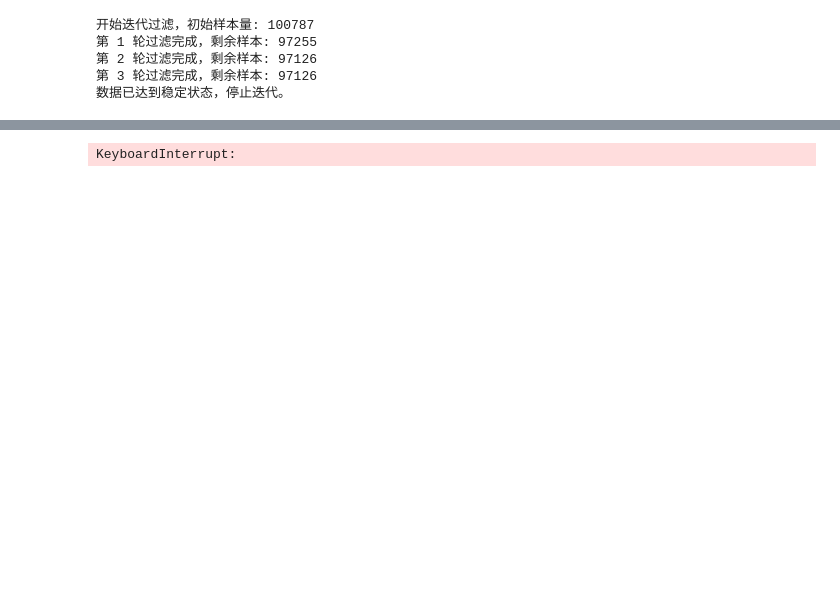
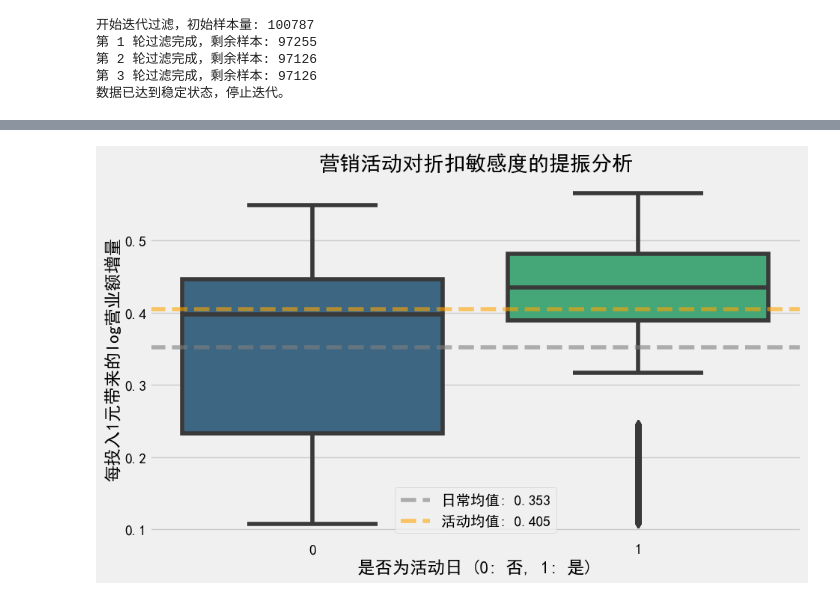
Before and after one commit to hilinglingbao/meituan, a Jupyter notebook: meituan.ipynb, the cells around one changed output, grey strips where cells are left out. Saved outputs shown, nothing was run; the diff lists cells and outputs as text; code cells hidden in the pictures; blank space fills up the shorter version.

```diff
--- a/meituan.ipynb
+++ b/meituan.ipynb
@@ -205,15 +354,0 @@ r_learner = BaseRRegressor(
-# %%
-# --- Step 3: 时序交叉验证训练 ---
-tscv = TimeSeriesSplit(n_splits=3)
-effects = []
-
-for train_idx, test_idx in tscv.split(X_all):
-    # 训练模型：注意 R-Learner 会执行“双重残差化”
-    r_learner.fit(X=X_all[train_idx], treatment=T[train_idx], y=Y[train_idx])
-
-    # 预测测试集的处理效应 (CATE)
-    # 这代表：在当前环境下，额外投入 1 元优惠预期能带来的销量增长率
-    test_effect = r_learner.predict(X_all[test_idx])
-    effects.append(test_effect)
-# %% [output]
-KeyboardInterrupt:
@@ -227,0 +355,37 @@ print(summary)
+# %%
+import matplotlib.pyplot as plt
+import seaborn as sns
+import pandas as pd
+import numpy as np
+
+# 解决中文显示问题（针对 Windows 系统，如果是 Mac 请改为 'Arial Unicode MS'）
+plt.rcParams['font.sans-serif'] = ['SimHei']
+plt.rcParams['axes.unicode_minus'] = False
+
+# 确保训练循环后的数据合并逻辑正确
+# 假设之前的循环中使用了 results_list.append(temp_res)
+final_results = pd.concat(results_list).reset_index(drop=True)
+
+# EconML 的 const_marginal_effect 返回通常是 [[eff1], [eff2]...]
+# 我们需要将其转换为一维列，方便后续绘图
+if isinstance(final_results['marginal_effect'].iloc[0], (np.ndarray, list)):
+    final_results['marginal_effect'] = final_results['marginal_effect'].apply(lambda x: x[0])
+# %%
+def plot_activity_analysis(df):
+    plt.figure(figsize=(10, 6))
+    sns.boxplot(data=df, x='is_activity_day', y='marginal_effect', palette='viridis')
+
+    # 添加均值线
+    means = df.groupby('is_activity_day')['marginal_effect'].mean()
+    plt.axhline(y=means[0], color='gray', linestyle='--', alpha=0.6, label=f'日常均值: {means[0]:.3f}')
+    plt.axhline(y=means[1], color='orange', linestyle='--', alpha=0.6, label=f'活动均值: {means[1]:.3f}')
+
+    plt.title('营销活动对折扣敏感度的提振分析')
+    plt.xlabel('是否为活动日 (0: 否, 1: 是)')
+    plt.ylabel('每投入1元带来的log营业额增量')
+    plt.legend()
+    plt.show()
+
+plot_activity_analysis(final_results)
+# %% [output]
+[figure, added]
```
Also changed, not shown: parts of 20 cells of this notebook, 2 other files.
